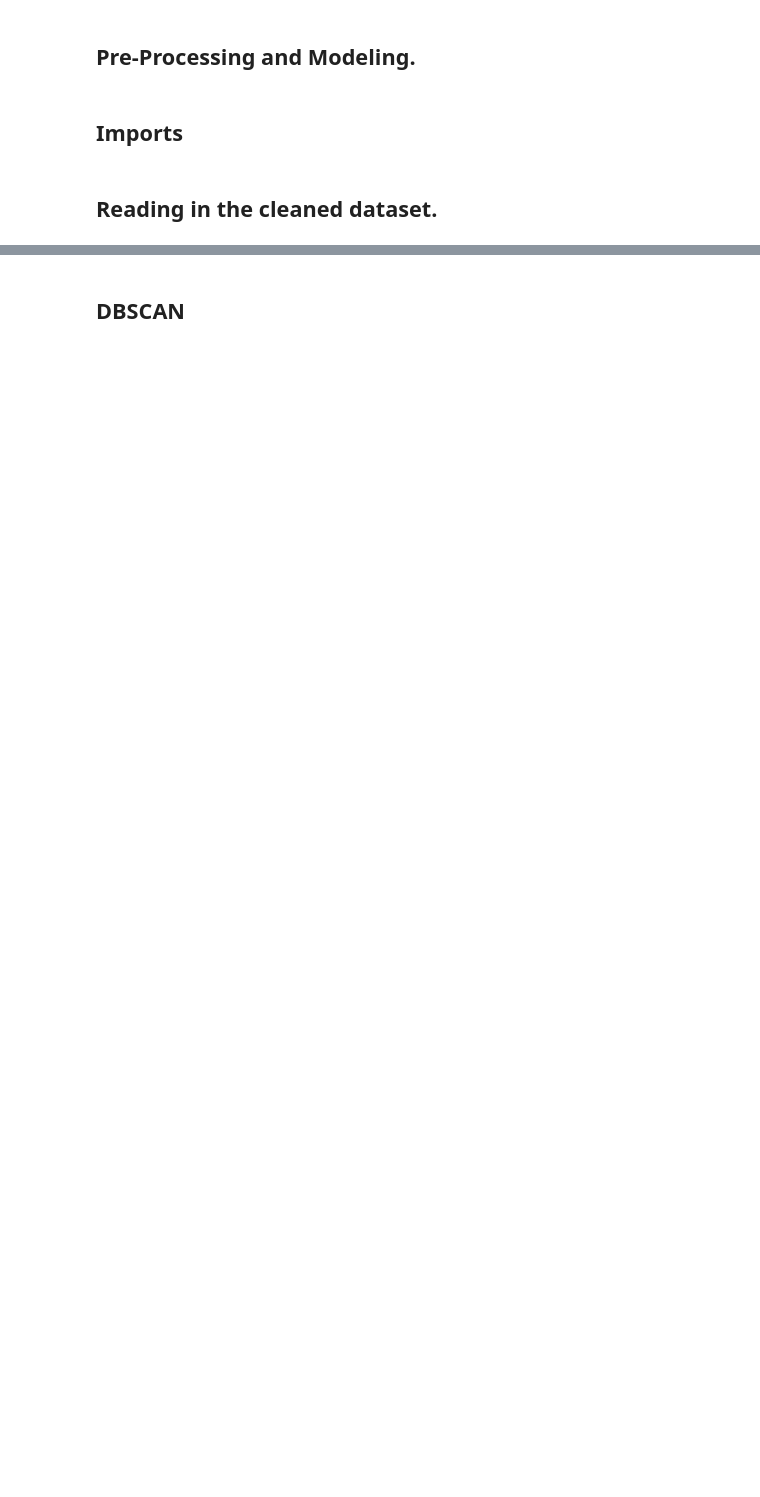
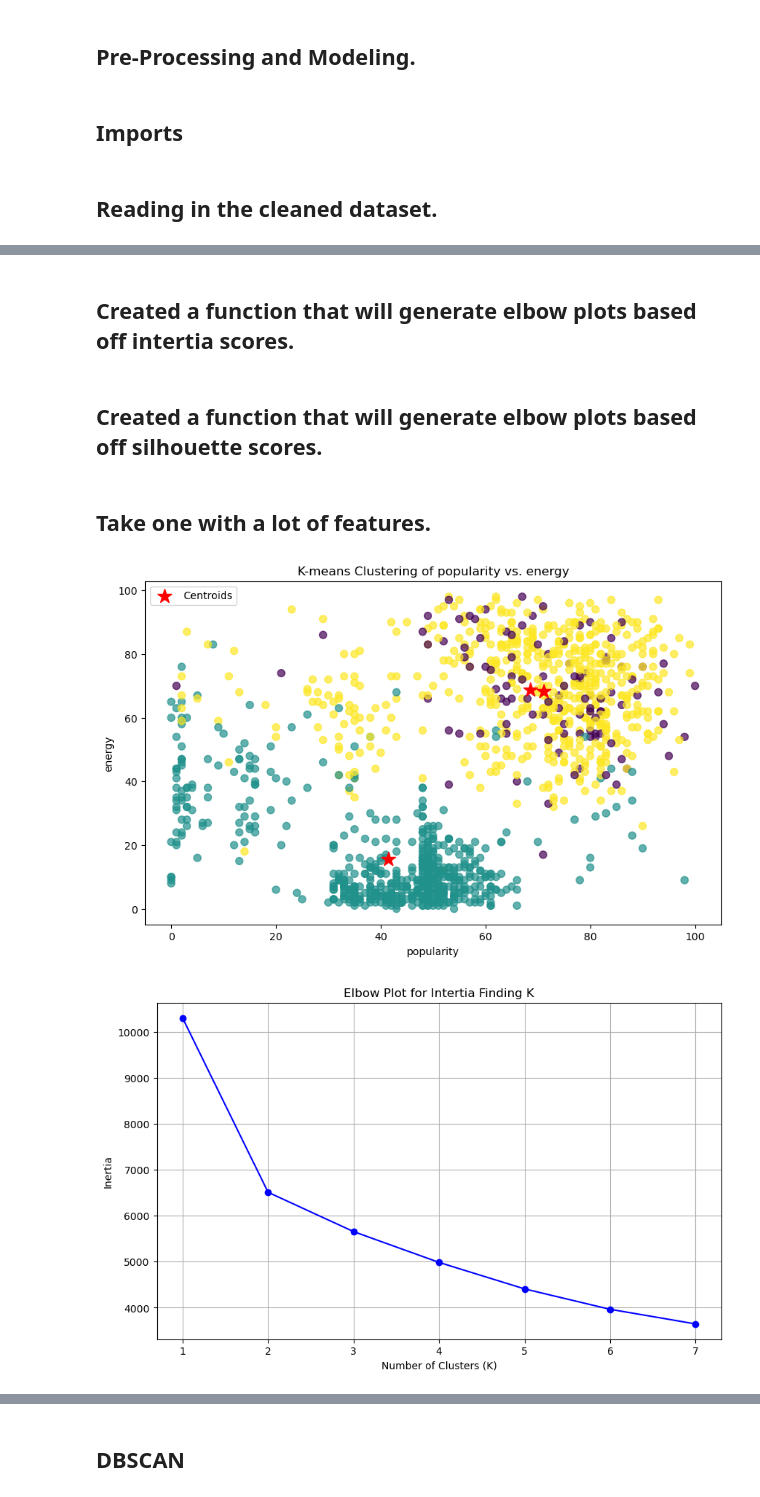
Before and after one commit to robbhuey/Spotify, a Jupyter notebook: Code/02_Pre-processing_and_Modeling.ipynb, the cells around one changed output, grey strips where cells are left out. Saved outputs shown, nothing was run; the diff lists cells and outputs as text; code cells hidden in the pictures; blank space fills up the shorter version.

```diff
--- a/Code/02_Pre-processing_and_Modeling.ipynb
+++ b/Code/02_Pre-processing_and_Modeling.ipynb
@@ -51,5 +41,0 @@ print(X.shape, y.shape)
-# %%
-#Instantiate and fit.
-lr = LinearRegression()
-
-lr.fit(X, y)
@@ -177,11 +41,0 @@ silhouette_score(X_scaled, kmeans.labels_)
-# %%
-# Running different K values to see what the best silhouette score will be.
-
-silhouette_list = []
-
-for k in range(2, 11):
-    kmeans = KMeans(n_clusters=k, random_state = 12)
-    kmeans.fit(X_scaled)
-    silhouette_list.append(silhouette_score(X_scaled, kmeans.labels_))
-
-silhouette_list
@@ -208,0 +82,2 @@ Based off the scores and the chart the optimal value of k for silhouette scores
+# %% [markdown]
+## Created a function that will generate elbow plots based off intertia scores.
@@ -208,0 +111,33 @@ Based off the scores and the chart the optimal value of k for silhouette scores
+# %% [markdown]
+## Created a function that will generate elbow plots based off silhouette scores.
+# %%
+def silhouette_plot(spot, features):
+    X = spot[features]
+    scaler = StandardScaler()
+    X_scaled = scaler.fit_transform(X)
+
+    silhouette_list = []
+
+    # Running different K values to see what the best silhouette score will be.
+    for k in range(2, 9):
+        kmeans = KMeans(n_clusters=k, random_state=12)
+        kmeans.fit(X_scaled)
+        silhouette_list.append(silhouette_score(X_scaled, kmeans.labels_))
+
+    # Create an elbow plot for the silhouette scores.
+    plt.figure(figsize=(10, 6))
+    plt.plot(range(2, 9), silhouette_list, marker='o', color='blue')
+    plt.xlabel('Number of Clusters (K)')
+    plt.ylabel('Silhouette Score')
+    plt.title('Silhouette Scores for Finding Optimal K')
+    plt.grid(True)
+    plt.show();
+# %% [markdown]
+## Take one with a lot of features.
+# %%
+kmeans_clustering(spot, features = ['popularity', 'energy', 'valence', 'bpm', 'dance', 'acous', 'spch', 'live'])
+elbow_plot(spot, features = ['popularity', 'energy', 'valence', 'bpm', 'dance', 'acous', 'spch', 'live'])
+silhouette_plot(spot, features = ['popularity', 'energy', 'valence', 'bpm', 'dance', 'acous', 'spch', 'live'])
+# %% [output]
+[figure, added]
+[figure, added]
```
Also changed, not shown: parts of 70 cells of this notebook, 6 other files.
